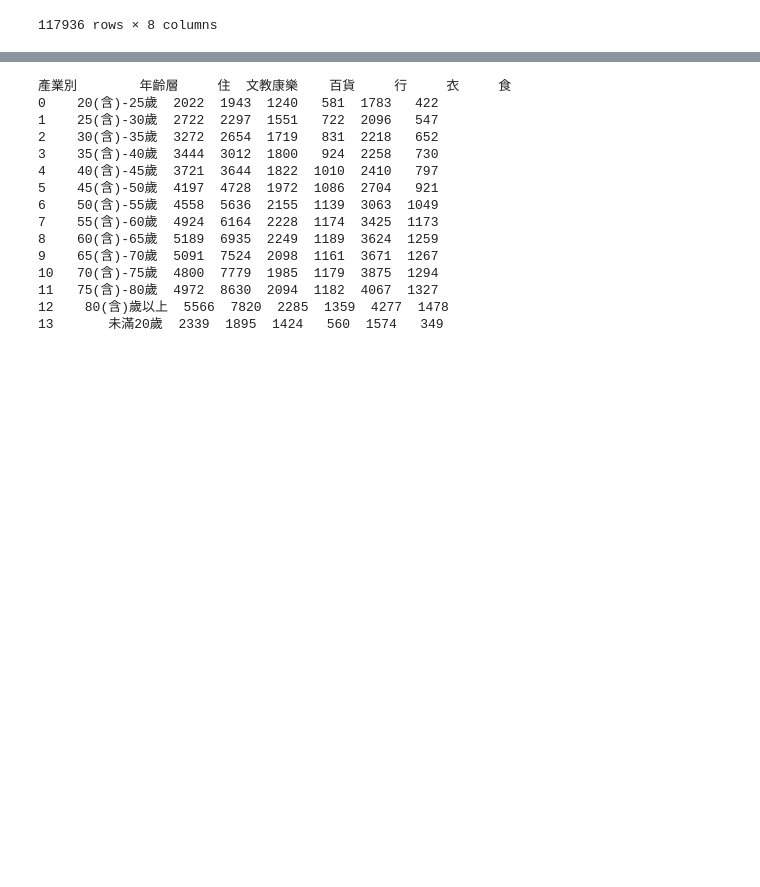
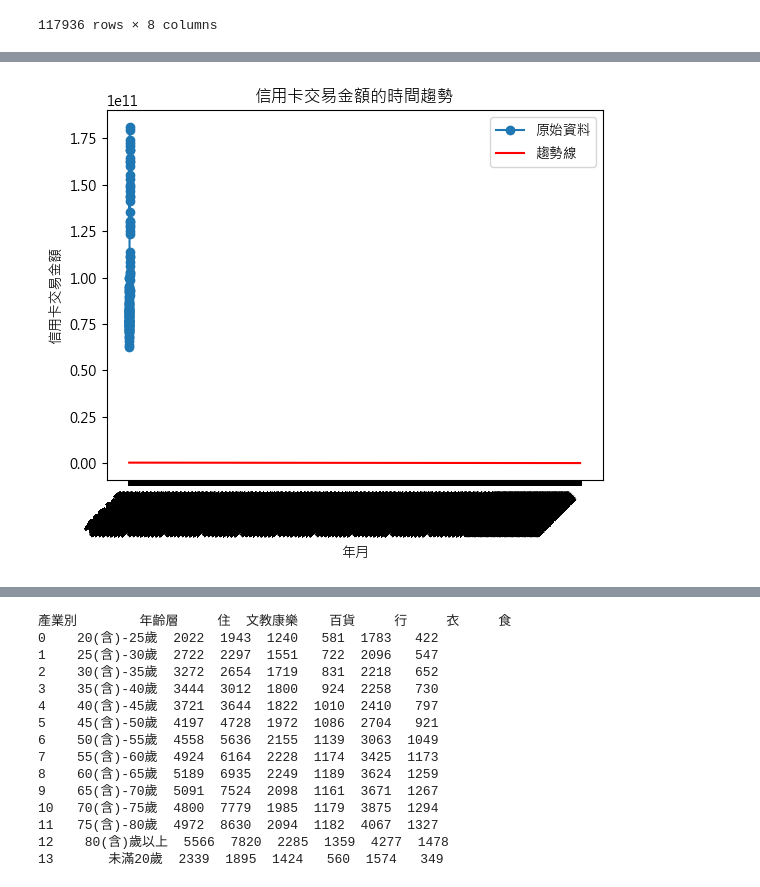
Before and after one commit to isabel112233/creditcard, a Jupyter notebook: test2.ipynb, the cells around one changed output, grey strips where cells are left out. Drawn from its saved outputs; the diff is of its cells as text; code cells hidden in the pictures; blank space fills up the shorter version.

```diff
--- a/test2.ipynb
+++ b/test2.ipynb
@@ -584,3 +577,45 @@ df_area6n
+# %%
+import matplotlib.pyplot as plt
+import pandas as pd
+import numpy as np
+
+# 假設 df_area6n 中有 "年"、"月"、"信用卡交易金額[新台幣]" 這些欄位
+# 如果沒有，請修改以下的程式碼
+df_area6n['年月'] = df_area6n['年'].astype(str) + '-' + df_area6n['月'].astype(str)
+
+# 去除 '信用卡交易金額[新台幣]' 欄位中的逗號並轉換為數字
+#df_area6n['信用卡交易金額[新台幣]'] = pd.to_numeric(df_area6n['信用卡交易金額[新台幣]'].str.replace(',', ''), errors='coerce')
+
+# 設定中文字型
+plt.rcParams['font.family'] = 'Microsoft JhengHei'
+
+# 生成新的 x 軸座標
+x_values = np.arange(len(df_area6n))
+
+# 繪製原始資料
+df_area6n.groupby(['年', '月'])['信用卡交易金額[新台幣]'].sum().plot(marker='o', label='原始資料')
+
+# 繪製趨勢線
+coefficients = np.polyfit(x_values, df_area6n['信用卡交易金額[新台幣]'].values, 1)
+trendline = np.poly1d(coefficients)
+trendline_values = trendline(x_values)
+plt.plot(x_values, trendline_values, label='趨勢線', color='red')
+
+# 設定圖表標題和軸標籤
+plt.title('信用卡交易金額的時間趨勢')
+plt.xlabel('年月')
+plt.ylabel('信用卡交易金額')
+
+# 設定新的 x 軸座標刻度
+plt.xticks(x_values, df_area6n['年月'], rotation=45, ha='right')
+
+# 顯示圖例
+plt.legend()
+
+# 顯示圖表
+plt.show()
+# %% [output]
+[figure, added]
 # %%
 grouped_data = df_area6n.groupby(['年', '年齡層']).agg({'信用卡交易金額[新台幣]': 'sum', '信用卡交易筆數': 'sum'}).reset_index()
 
```
Also changed, not shown: parts of 48 cells of this notebook, 3 other files.
